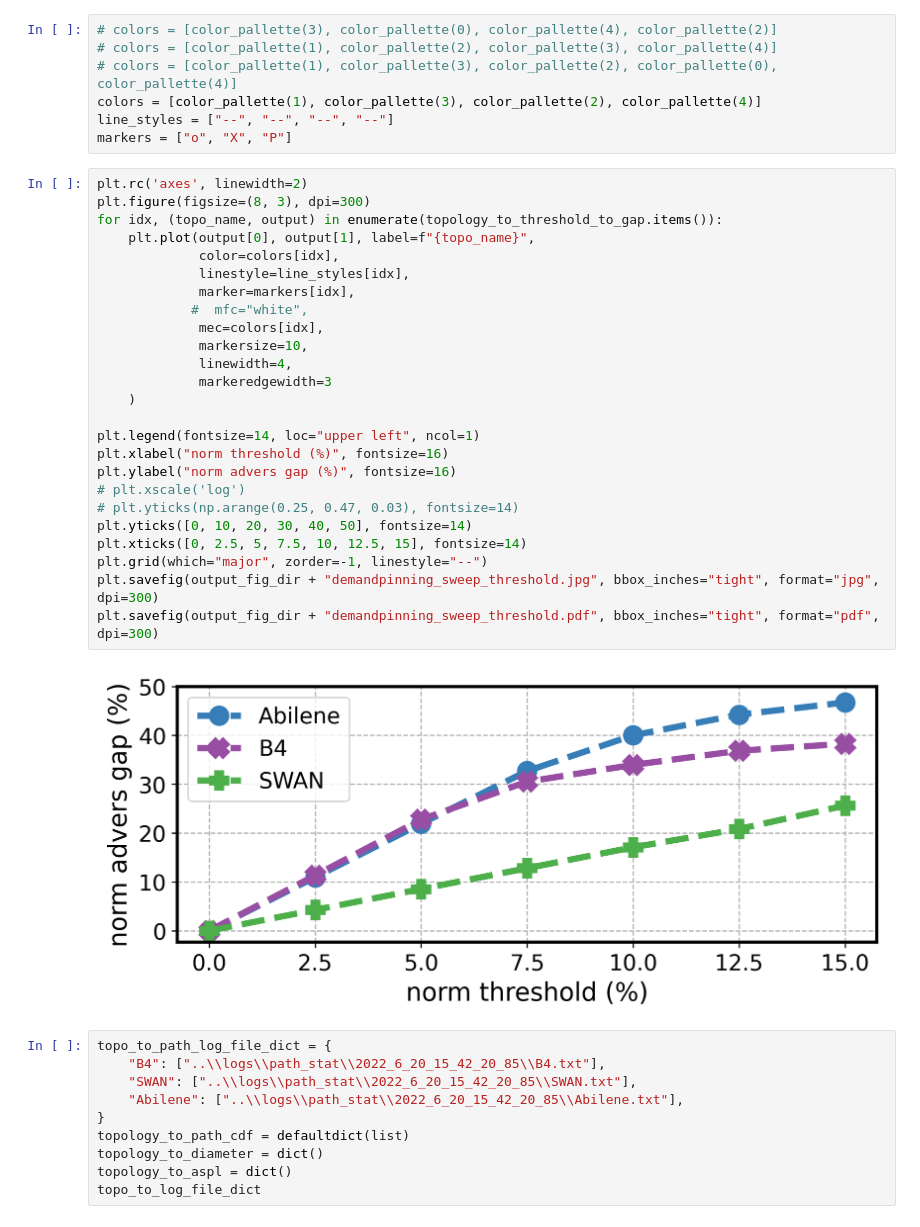
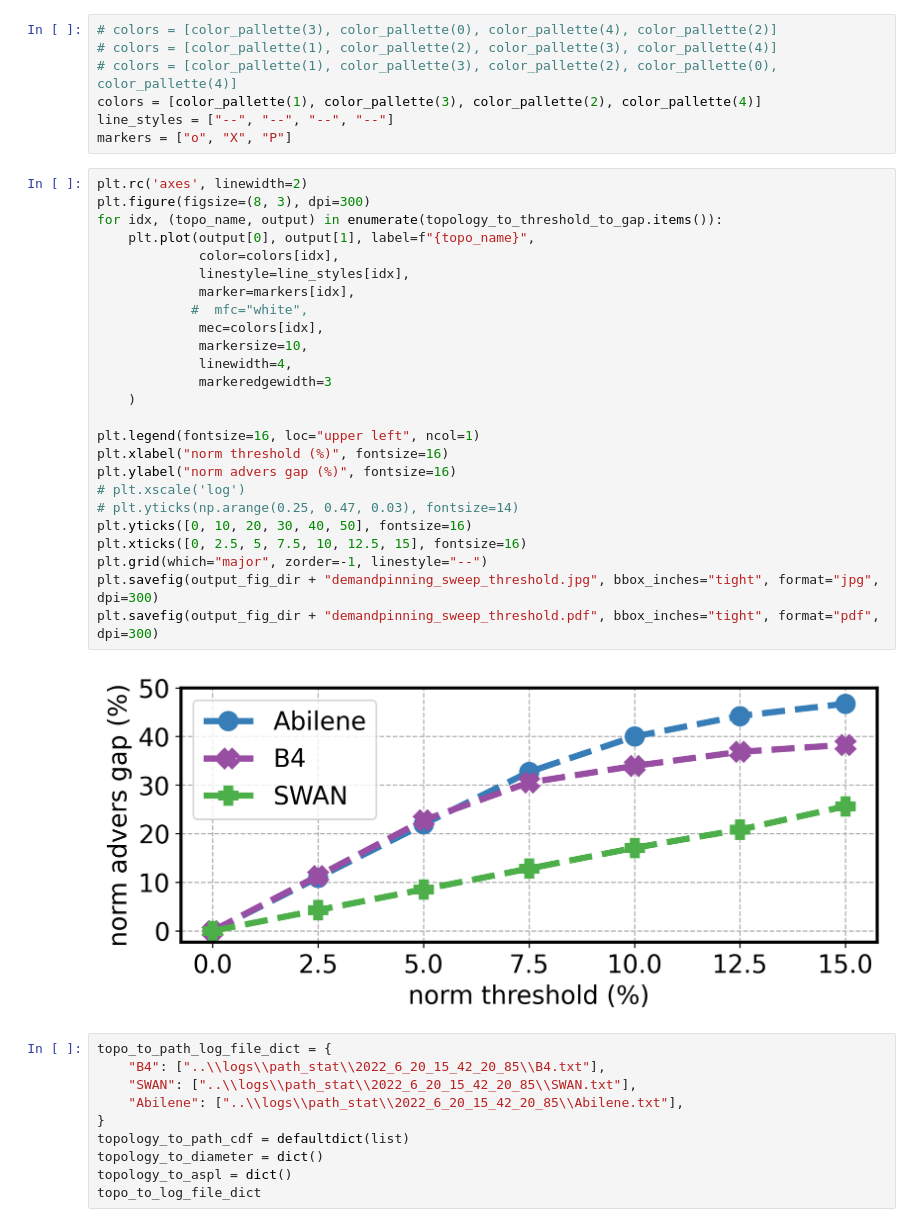
Before and after one commit to microsoft/MetaOpt, a Jupyter notebook: MetaOptimize/parsers/demand_pinning_threshold_sweep.ipynb, the cells around one changed output. Cells and saved outputs as stored; diff of their text form.

```diff
--- a/MetaOptimize/parsers/demand_pinning_threshold_sweep.ipynb
+++ b/MetaOptimize/parsers/demand_pinning_threshold_sweep.ipynb
@@ -69,30 +69,30 @@ markers = ["o", "X", "P"]
 # %%
 plt.rc('axes', linewidth=2)
 plt.figure(figsize=(8, 3), dpi=300)
 for idx, (topo_name, output) in enumerate(topology_to_threshold_to_gap.items()):
     plt.plot(output[0], output[1], label=f"{topo_name}",
              color=colors[idx],
              linestyle=line_styles[idx],
              marker=markers[idx],
             #  mfc="white",
              mec=colors[idx],
              markersize=10,
              linewidth=4,
              markeredgewidth=3
     )
 
-plt.legend(fontsize=14, loc="upper left", ncol=1)
+plt.legend(fontsize=16, loc="upper left", ncol=1)
 plt.xlabel("norm threshold (%)", fontsize=16)
 plt.ylabel("norm advers gap (%)", fontsize=16)
 # plt.xscale('log')
 # plt.yticks(np.arange(0.25, 0.47, 0.03), fontsize=14)
-plt.yticks([0, 10, 20, 30, 40, 50], fontsize=14)
-plt.xticks([0, 2.5, 5, 7.5, 10, 12.5, 15], fontsize=14)
+plt.yticks([0, 10, 20, 30, 40, 50], fontsize=16)
+plt.xticks([0, 2.5, 5, 7.5, 10, 12.5, 15], fontsize=16)
 plt.grid(which="major", zorder=-1, linestyle="--")
 plt.savefig(output_fig_dir + "demandpinning_sweep_threshold.jpg", bbox_inches="tight", format="jpg", dpi=300)
 plt.savefig(output_fig_dir + "demandpinning_sweep_threshold.pdf", bbox_inches="tight", format="pdf", dpi=300)
 # %% [output]
-[figure, old version]
+[figure, new version]
 # %%
 topo_to_path_log_file_dict = {
     "B4": ["..\\logs\\path_stat\\2022_6_20_15_42_20_85\\B4.txt"],
```
Also changed, not shown: 10 other files.
